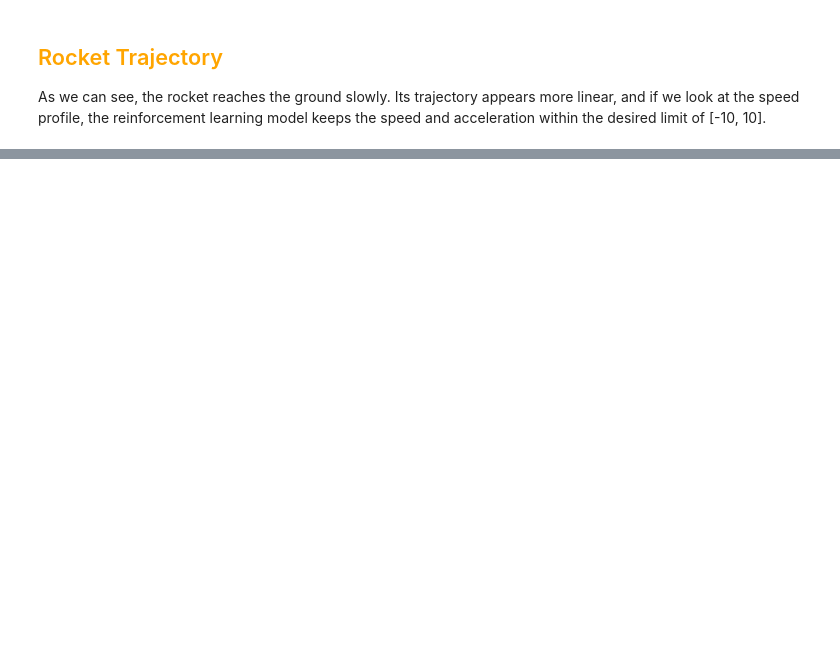
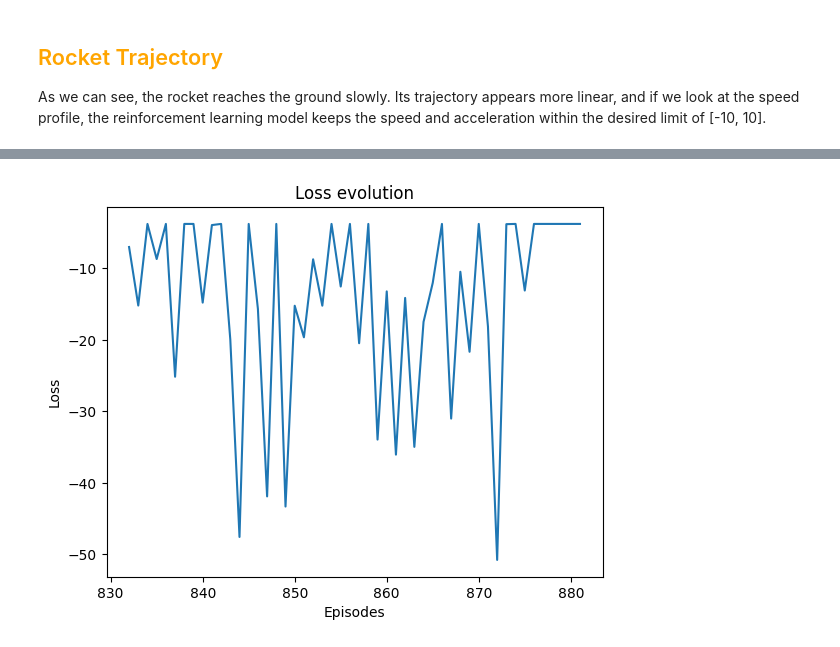
Before and after one commit to jaysenSAW/RL_engine, a Jupyter notebook: notebook/tuto_3.ipynb, the cells around one changed output, grey strips where cells are left out. Drawn from its saved outputs; the diff is of its cells as text; code cells hidden in the pictures; blank space fills up the shorter version.

```diff
--- a/notebook/tuto_3.ipynb
+++ b/notebook/tuto_3.ipynb
@@ -260,0 +339,8 @@ plt.show()
+# %%
+# load pre-trained model
+with open('saved_model/tuto3/RL_2agents_obstacle.pkl', 'rb') as f:
+    RL2 = pickle.load(f)
+# %%
+RL2.plot_convergence(len(RL2.loss_episodes) -50)
+# %% [output]
+[figure, added]
```
Also changed, not shown: parts of 23 cells of this notebook.
